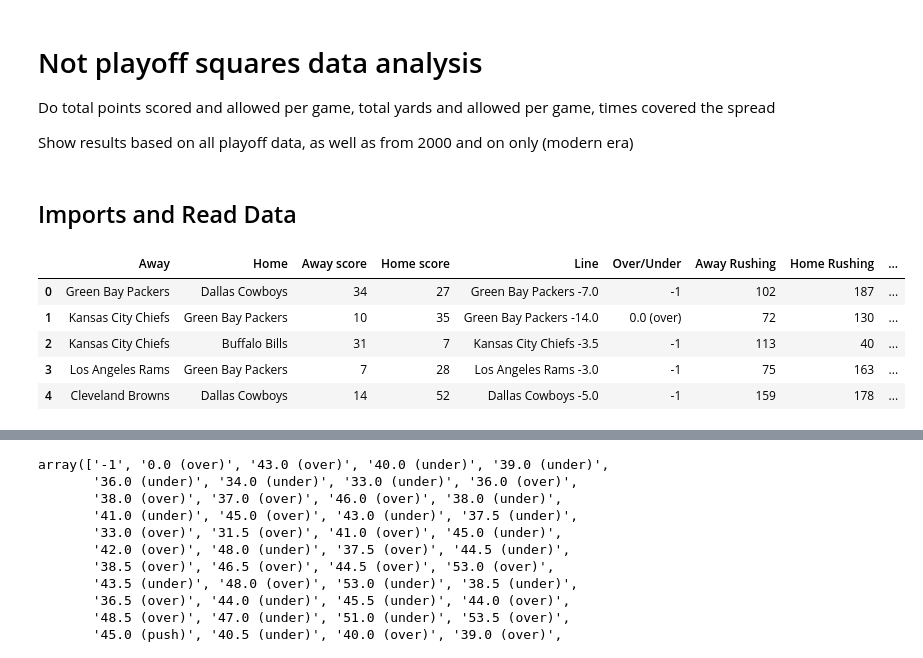
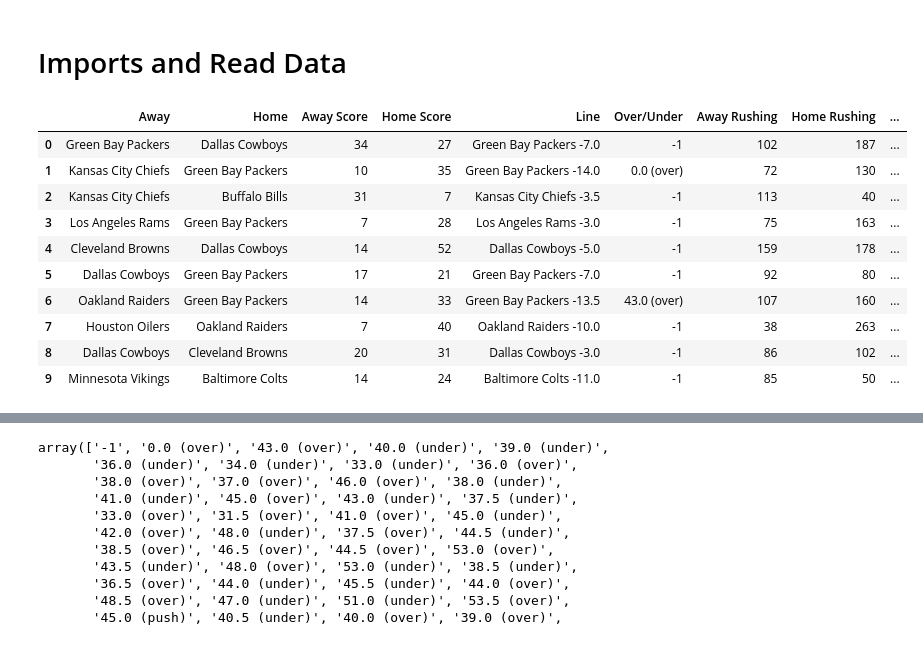
Before and after one commit to natemeyer001/NFL_Squares, a Jupyter notebook: PlayoffAnalysis/teamPlayoffStats.ipynb, the cells around one changed output, grey strips where cells are left out. Saved outputs shown, nothing was run; the diff lists cells and outputs as text; code cells hidden in the pictures.

```diff
--- a/PlayoffAnalysis/teamPlayoffStats.ipynb
+++ b/PlayoffAnalysis/teamPlayoffStats.ipynb
@@ -1,10 +1,5 @@
-# %% [markdown]
-# Not playoff squares data analysis
-Do total points scored and allowed per game, total yards and allowed per game, times covered the spread
-
-Show results based on all playoff data, as well as from 2000 and on only (modern era)
 # %% [markdown]
-## Imports and Read Data
+# Imports and Read Data
 # %%
 import pandas as pd
 pd.options.mode.chained_assignment = None
@@ -12,10 +8,15 @@ import matplotlib.pyplot as plt
 # %%
 df = pd.read_csv("playoff_data.csv", index_col=False)
-df.head()
+df.head(10)
 # %% [output]
-|  | Away | Home | Away score | Home score | Line | Over/Under | Away Rushing | Home Rushing | ... |
+|  | Away | Home | Away Score | Home Score | Line | Over/Under | Away Rushing | Home Rushing | ... |
 | 0 | Green Bay Packers | Dallas Cowboys | 34 | 27 | Green Bay Packers -7.0 | -1 | 102 | 187 | ... |
 | 1 | Kansas City Chiefs | Green Bay Packers | 10 | 35 | Green Bay Packers -14.0 | 0.0 (over) | 72 | 130 | ... |
 | 2 | Kansas City Chiefs | Buffalo Bills | 31 | 7 | Kansas City Chiefs -3.5 | -1 | 113 | 40 | ... |
 | 3 | Los Angeles Rams | Green Bay Packers | 7 | 28 | Los Angeles Rams -3.0 | -1 | 75 | 163 | ... |
 | 4 | Cleveland Browns | Dallas Cowboys | 14 | 52 | Dallas Cowboys -5.0 | -1 | 159 | 178 | ... |
+| 5 | Dallas Cowboys | Green Bay Packers | 17 | 21 | Green Bay Packers -7.0 | -1 | 92 | 80 | ... |
+| 6 | Oakland Raiders | Green Bay Packers | 14 | 33 | Green Bay Packers -13.5 | 43.0 (over) | 107 | 160 | ... |
+| 7 | Houston Oilers | Oakland Raiders | 7 | 40 | Oakland Raiders -10.0 | -1 | 38 | 263 | ... |
+| 8 | Dallas Cowboys | Cleveland Browns | 20 | 31 | Dallas Cowboys -3.0 | -1 | 86 | 102 | ... |
+| 9 | Minnesota Vikings | Baltimore Colts | 14 | 24 | Baltimore Colts -11.0 | -1 | 85 | 50 | ... |
```
Also changed, not shown: parts of 33 cells of this notebook, 7 other files.
